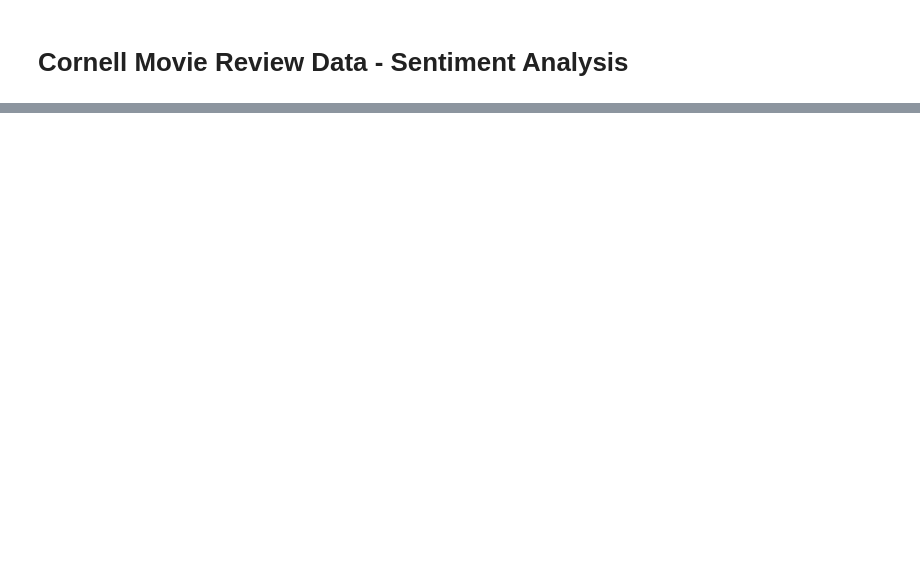
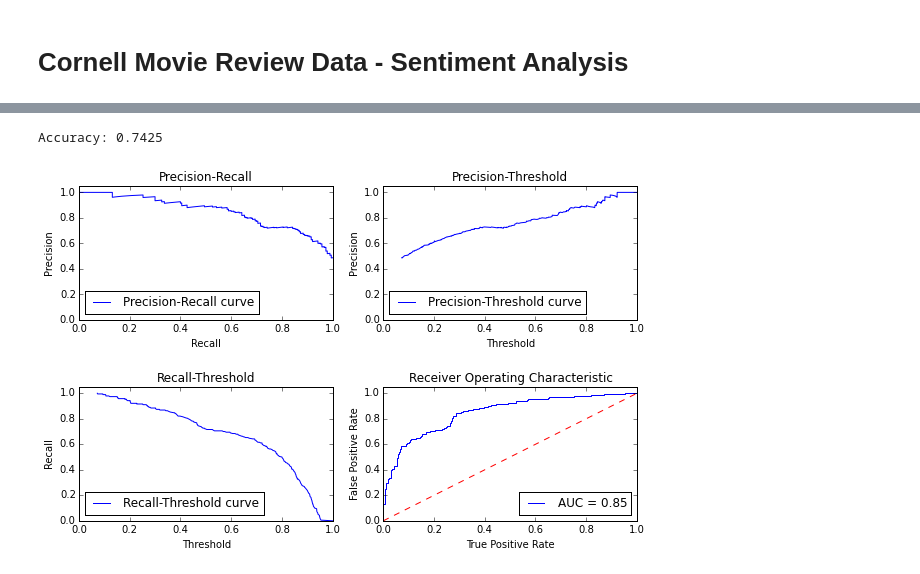
Before and after one commit to SEERNET/EmoInt, a Jupyter notebook: emoint/examples/MovieReview.ipynb, the cells around one changed output, grey strips where cells are left out. Cells and saved outputs as stored; diff of their text form; code cells hidden in the pictures; blank space fills up the shorter version.

```diff
--- a/emoint/examples/MovieReview.ipynb
+++ b/emoint/examples/MovieReview.ipynb
@@ -135,0 +96,40 @@ Accuracy: 0.7425
+# %%
+def helper(fig, x, y, _xlabel, _ylabel, _label, _title, subnum, loc="lower left"):
+    fig.add_subplot(subnum)
+    fig.subplots_adjust(hspace=.5)
+    plt.plot(x, y, label=_label)
+    plt.xlabel(_xlabel)
+    plt.ylabel(_ylabel)
+    plt.xlim([0.0, 1.0])
+    plt.ylim([0.0, 1.05])
+    plt.title(_title)
+    plt.legend(loc=loc)
+
+
+def plot_pr_curves(y_test, test_pred):
+    fig = plt.figure(figsize=(10, 6))
+    precision, recall, threshold = precision_recall_curve(y_test, test_pred)
+    threshold = np.append(threshold, [1])
+    fpr, tpr, _ = metrics.roc_curve(y_test, test_pred)
+    roc_auc = metrics.auc(fpr, tpr)
+
+    helper(fig, recall, precision, 'Recall', 'Precision',
+           'Precision-Recall curve', 'Precision-Recall', 221)
+    helper(fig, threshold, precision, 'Threshold', 'Precision',
+           'Precision-Threshold curve', 'Precision-Threshold', 222)
+    helper(fig, threshold, recall, 'Threshold', 'Recall',
+           'Recall-Threshold curve', 'Recall-Threshold', 223)
+    helper(fig, fpr, tpr, 'True Positive Rate', 'False Positive Rate', 'AUC = %0.2f' % roc_auc,
+           'Receiver Operating Characteristic', 224, loc="lower right")
+    plt.plot([0.0, 1.0], [0.0, 1.0], 'r--')
+# %%
+plot_pr_curves(y_test, y_test_prob)
+
+y_test_pred = np.array(y_test_prob)
+y_test_pred[y_test_prob >= 0.5] = 1
+y_test_pred[y_test_prob < 0.5] = 0
+
+print("Accuracy: {}".format(accuracy_score(y_test_pred, y_test)))
+# %% [output]
+Accuracy: 0.7425
+[figure, added]
```
Also changed, not shown: parts of 6 cells of this notebook, 6 other files.
